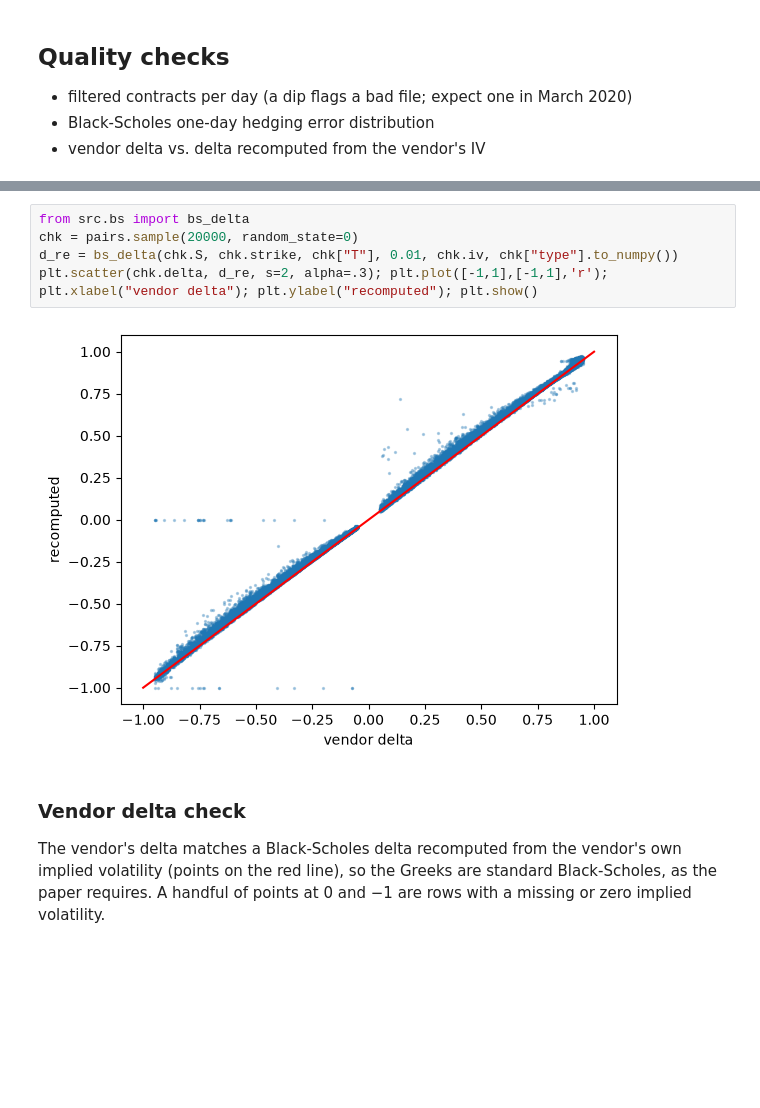
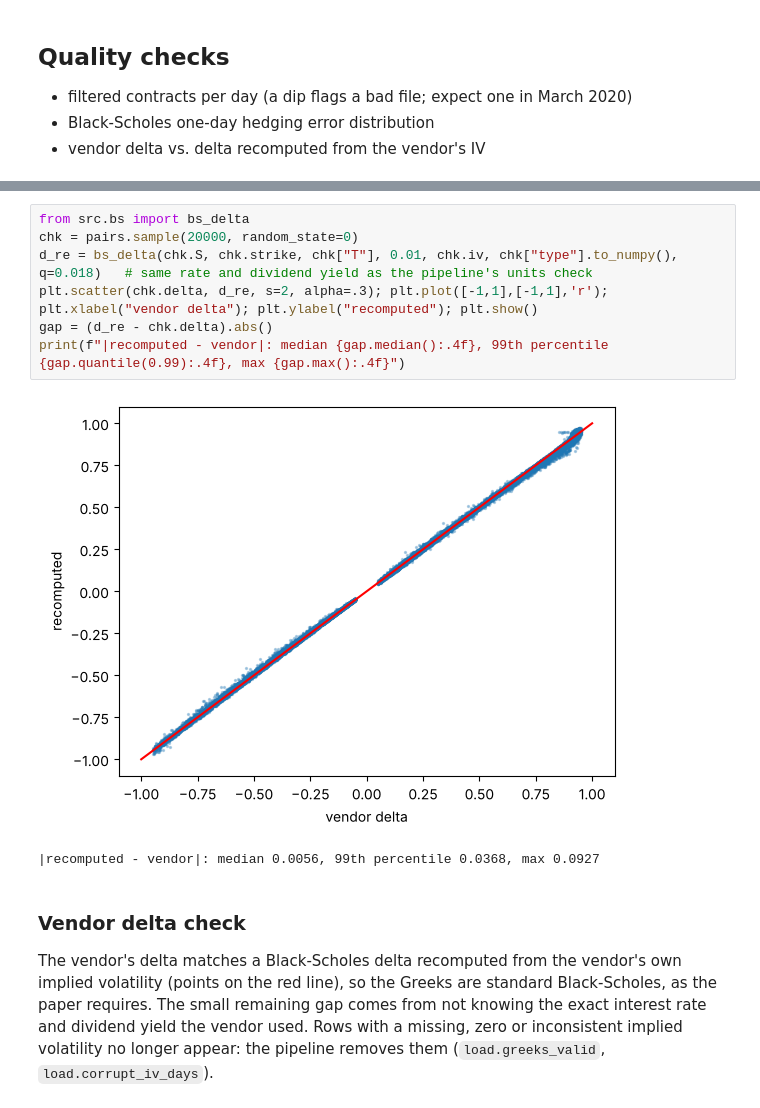
Before and after one commit to Poxterr/MF703Project, a Jupyter notebook: notebooks/01_data.ipynb, the cells around one changed output, grey strips where cells are left out. Cells and saved outputs as stored; diff of their text form; blank space fills up the shorter version.

```diff
--- a/notebooks/01_data.ipynb
+++ b/notebooks/01_data.ipynb
@@ -131,11 +144,14 @@ pairs.groupby("year")["err_bs"].agg(["count", "mean", "std"])
 # %%
 from src.bs import bs_delta
 chk = pairs.sample(20000, random_state=0)
-d_re = bs_delta(chk.S, chk.strike, chk["T"], 0.01, chk.iv, chk["type"].to_numpy())
+d_re = bs_delta(chk.S, chk.strike, chk["T"], 0.01, chk.iv, chk["type"].to_numpy(), q=0.018)   # same rate and dividend yield as the pipeline's units check
 plt.scatter(chk.delta, d_re, s=2, alpha=.3); plt.plot([-1,1],[-1,1],'r'); plt.xlabel("vendor delta"); plt.ylabel("recomputed"); plt.show()
+gap = (d_re - chk.delta).abs()
+print(f"|recomputed - vendor|: median {gap.median():.4f}, 99th percentile {gap.quantile(0.99):.4f}, max {gap.max():.4f}")
 # %% [output]
-[figure, old version]
+[figure, new version]
+|recomputed - vendor|: median 0.0056, 99th percentile 0.0368, max 0.0927
 # %% [markdown]
 ### Vendor delta check
 
-The vendor's delta matches a Black-Scholes delta recomputed from the vendor's own implied volatility (points on the red line), so the Greeks are standard Black-Scholes, as the paper requires. A handful of points at 0 and −1 are rows with a missing or zero implied volatility.
+The vendor's delta matches a Black-Scholes delta recomputed from the vendor's own implied volatility (points on the red line), so the Greeks are standard Black-Scholes, as the paper requires. The small remaining gap comes from not knowing the exact interest rate and dividend yield the vendor used. Rows with a missing, zero or inconsistent implied volatility no longer appear: the pipeline removes them (`load.greeks_valid`, `load.corrupt_iv_days`).
```
Also changed, not shown: parts of 7 cells of this notebook, 3 other files.
